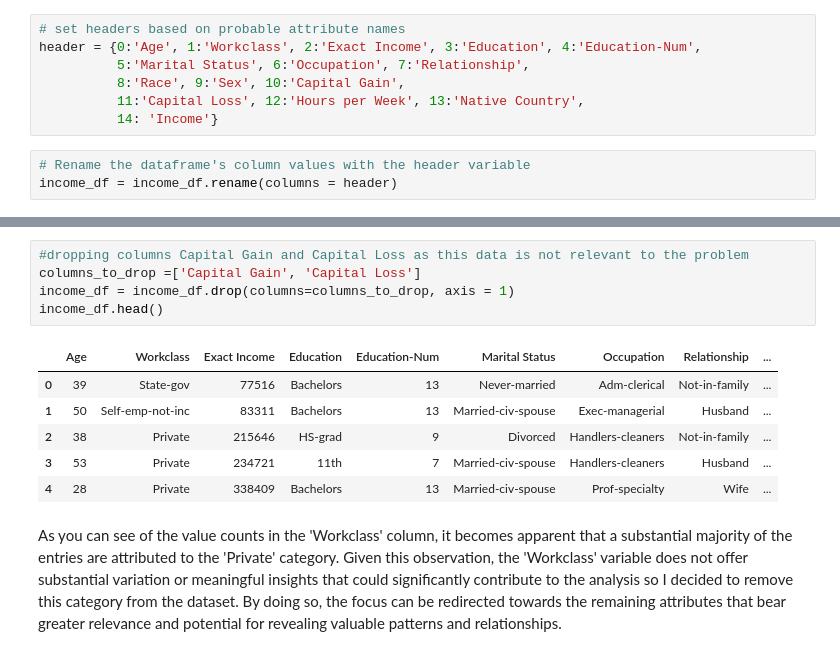
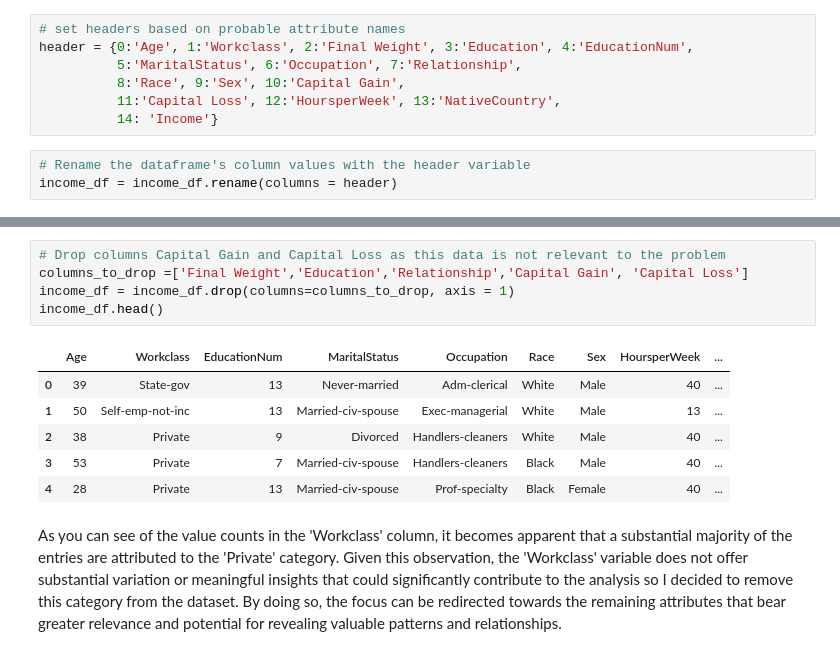
Before and after one commit to brbi1248/3022_Adult_Income_data, a Jupyter notebook: AdultIncome.ipynb, the cells around one changed output, grey strips where cells are left out. Drawn from its saved outputs; the diff is of its cells as text.

```diff
--- a/AdultIncome.ipynb
+++ b/AdultIncome.ipynb
@@ -265,10 +269,10 @@ array([' <=50K', ' >50K'], dtype=object)
 ## Data Cleaning
 # %%
 # set headers based on probable attribute names
-header = {0:'Age', 1:'Workclass', 2:'Exact Income', 3:'Education', 4:'Education-Num',
-          5:'Marital Status', 6:'Occupation', 7:'Relationship',
+header = {0:'Age', 1:'Workclass', 2:'Final Weight', 3:'Education', 4:'EducationNum',
+          5:'MaritalStatus', 6:'Occupation', 7:'Relationship',
           8:'Race', 9:'Sex', 10:'Capital Gain',
-          11:'Capital Loss', 12:'Hours per Week', 13:'Native Country',
+          11:'Capital Loss', 12:'HoursperWeek', 13:'NativeCountry',
           14: 'Income'}
 # %%
 # Rename the dataframe's column values with the header variable
@@ -287,15 +297,15 @@ I deemed it appropriate to exclude the "Capital Gain" and "Capital Loss" columns
 # %%
-#dropping columns Capital Gain and Capital Loss as this data is not relevant to the problem
-columns_to_drop =['Capital Gain', 'Capital Loss']
+# Drop columns Capital Gain and Capital Loss as this data is not relevant to the problem
+columns_to_drop =['Final Weight','Education','Relationship','Capital Gain', 'Capital Loss']
 income_df = income_df.drop(columns=columns_to_drop, axis = 1)
 income_df.head()
 # %% [output]
-|  | Age | Workclass | Exact Income | Education | Education-Num | Marital Status | Occupation | Relationship | ... |
-| 0 | 39 | State-gov | 77516 | Bachelors | 13 | Never-married | Adm-clerical | Not-in-family | ... |
-| 1 | 50 | Self-emp-not-inc | 83311 | Bachelors | 13 | Married-civ-spouse | Exec-managerial | Husband | ... |
-| 2 | 38 | Private | 215646 | HS-grad | 9 | Divorced | Handlers-cleaners | Not-in-family | ... |
-| 3 | 53 | Private | 234721 | 11th | 7 | Married-civ-spouse | Handlers-cleaners | Husband | ... |
-| 4 | 28 | Private | 338409 | Bachelors | 13 | Married-civ-spouse | Prof-specialty | Wife | ... |
+|  | Age | Workclass | EducationNum | MaritalStatus | Occupation | Race | Sex | HoursperWeek | ... |
+| 0 | 39 | State-gov | 13 | Never-married | Adm-clerical | White | Male | 40 | ... |
+| 1 | 50 | Self-emp-not-inc | 13 | Married-civ-spouse | Exec-managerial | White | Male | 13 | ... |
+| 2 | 38 | Private | 9 | Divorced | Handlers-cleaners | White | Male | 40 | ... |
+| 3 | 53 | Private | 7 | Married-civ-spouse | Handlers-cleaners | Black | Male | 40 | ... |
+| 4 | 28 | Private | 13 | Married-civ-spouse | Prof-specialty | Black | Female | 40 | ... |
 # %% [markdown]
 As you can see of the value counts in the 'Workclass' column, it becomes apparent that a substantial majority of the entries are attributed to the 'Private' category. Given this observation, the 'Workclass' variable does not offer substantial variation or meaningful insights that could significantly contribute to the analysis so I decided to remove this category from the dataset. By doing so, the focus can be redirected towards the remaining attributes that bear greater relevance and potential for revealing valuable patterns and relationships.
 # %%
```
Also changed, not shown: parts of 111 cells of this notebook.
